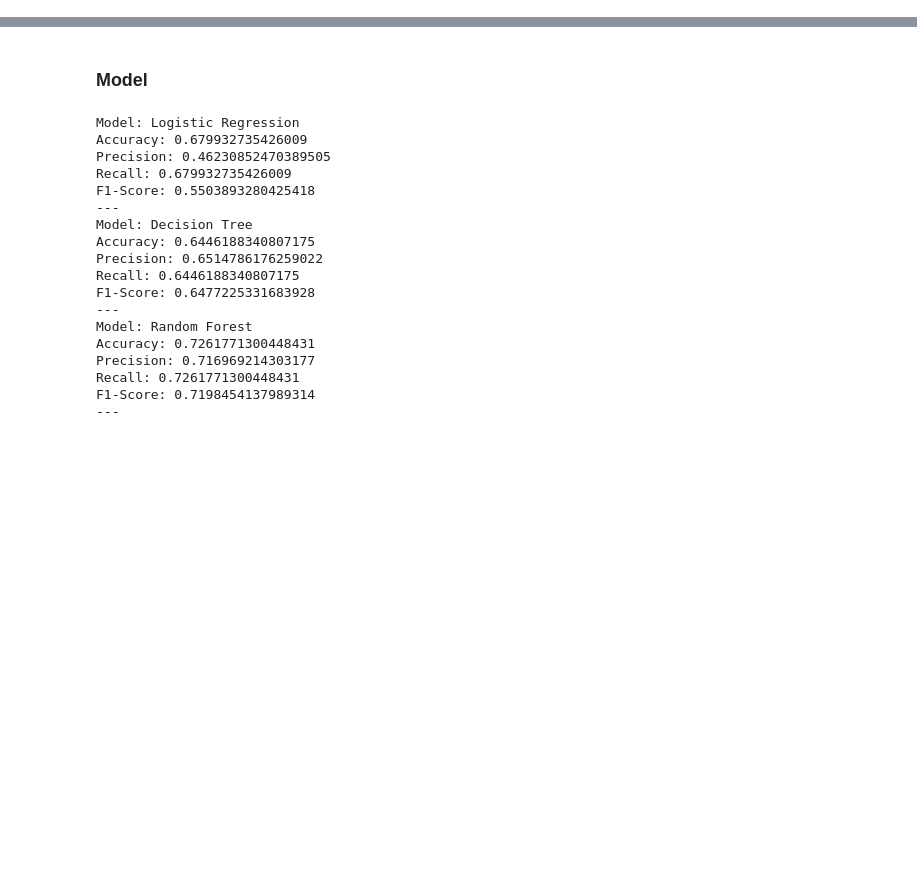
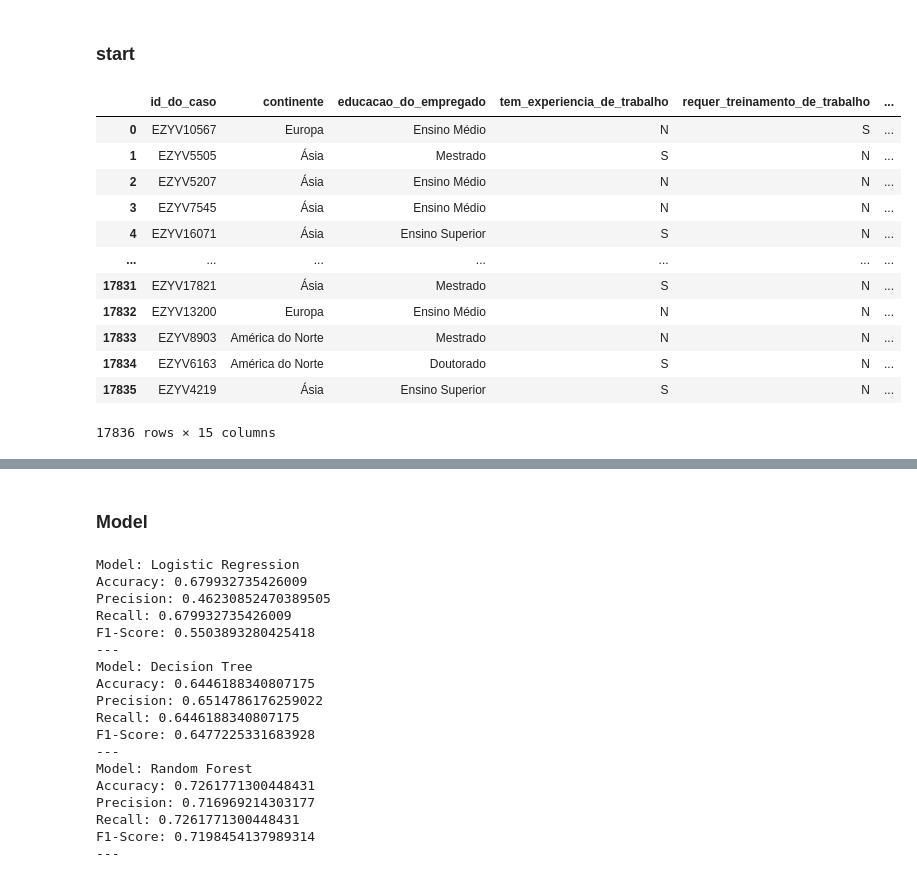
Before and after one commit to Reyso/olympiad_studens, a Jupyter notebook: sub3.ipynb, the cells around one changed output, grey strips where cells are left out. Cells and saved outputs as stored; diff of their text form; code cells hidden in the pictures; blank space fills up the shorter version.

```diff
--- a/sub3.ipynb
+++ b/sub3.ipynb
@@ -120,4 +120,6 @@ def cls_feature(X,max_cat = 10):
     # print('\n>>cat_features:', cat_features ,
           # len(cat_features))
     return numeric_features , categorical_features
+# %% [markdown]
+### start
 # %%
@@ -131,3 +130,19 @@ df['requer_treinamento_de_trabalho'] = df['requer_treinamento_de_trabalho'].asty
+# %%
+df
+# %% [output]
+|  | id_do_caso | continente | educacao_do_empregado | tem_experiencia_de_trabalho | requer_treinamento_de_trabalho | ... |
+| 0 | EZYV10567 | Europa | Ensino Médio | N | S | ... |
+| 1 | EZYV5505 | Ásia | Mestrado | S | N | ... |
+| 2 | EZYV5207 | Ásia | Ensino Médio | N | N | ... |
+| 3 | EZYV7545 | Ásia | Ensino Médio | N | N | ... |
+| 4 | EZYV16071 | Ásia | Ensino Superior | S | N | ... |
+| ... | ... | ... | ... | ... | ... | ... |
+| 17831 | EZYV17821 | Ásia | Mestrado | S | N | ... |
+| 17832 | EZYV13200 | Europa | Ensino Médio | N | N | ... |
+| 17833 | EZYV8903 | América do Norte | Mestrado | N | N | ... |
+| 17834 | EZYV6163 | América do Norte | Doutorado | S | N | ... |
+| 17835 | EZYV4219 | Ásia | Ensino Superior | S | N | ... |
+17836 rows × 15 columns
 # %%
 # Separar os dados em features (X) e target (y)
 X = df.drop(columns='status_do_caso')  # Substitua 'target_column' pelo nome da coluna alvo
```
Also changed, not shown: parts of 17 cells of this notebook, 3 other files.
